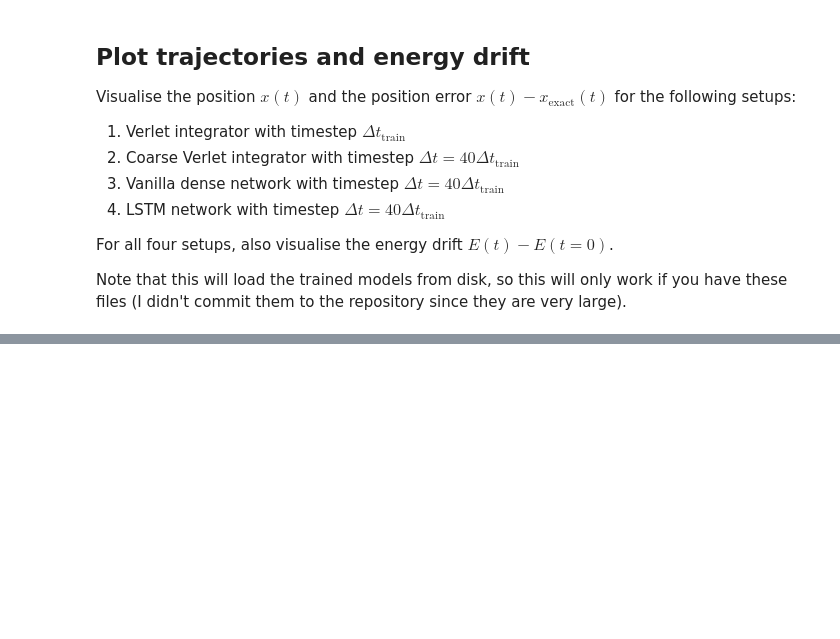
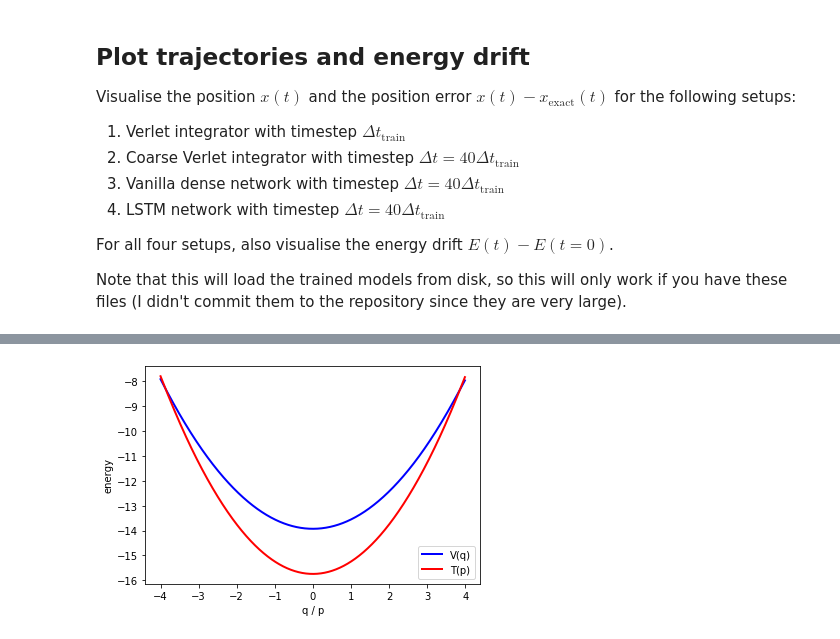
Before and after one commit to eikehmueller/neuralnetworkintegrators, a Jupyter notebook: NNIntegrator.ipynb, the cells around one changed output, grey strips where cells are left out. Saved outputs shown, nothing was run; the diff lists cells and outputs as text; code cells hidden in the pictures; blank space fills up the shorter version.

```diff
--- a/NNIntegrator.ipynb
+++ b/NNIntegrator.ipynb
@@ -478,13 +584,17 @@ plt.show()
 # %%
 # Plot potential and kinetic energy (for debugging, can only be used with Hamiltonian network)
-X = tf.expand_dims(tf.constant(np.arange(-2.0,2.0,0.01)),axis=1)
+model = HamiltonianNNIntegrator.load_model('hamiltonian_40x')
 
-V_pot = nn_integrator.model.V_pot(X).numpy().flatten()
-T_kin = nn_integrator.model.T_kin(X).numpy().flatten()
+X = tf.expand_dims(tf.constant(np.arange(-4.0,4.0,0.01)),axis=1)
+
+V_pot = model.layers[-1].V_pot(X).numpy().flatten()
+T_kin = model.layers[-1].T_kin(X).numpy().flatten()
 plt.plot(X,V_pot,linewidth=2,color='blue',label='V(q)')
 plt.plot(X,T_kin,linewidth=2,color='red',label='T(p)')
 ax = plt.gca()
 ax.set_xlabel('q / p')
 ax.set_ylabel('energy')
 ax.legend(loc='lower right')
 plt.show()
+# %% [output]
+[figure, added]
```
Also changed, not shown: parts of 7 cells of this notebook.
